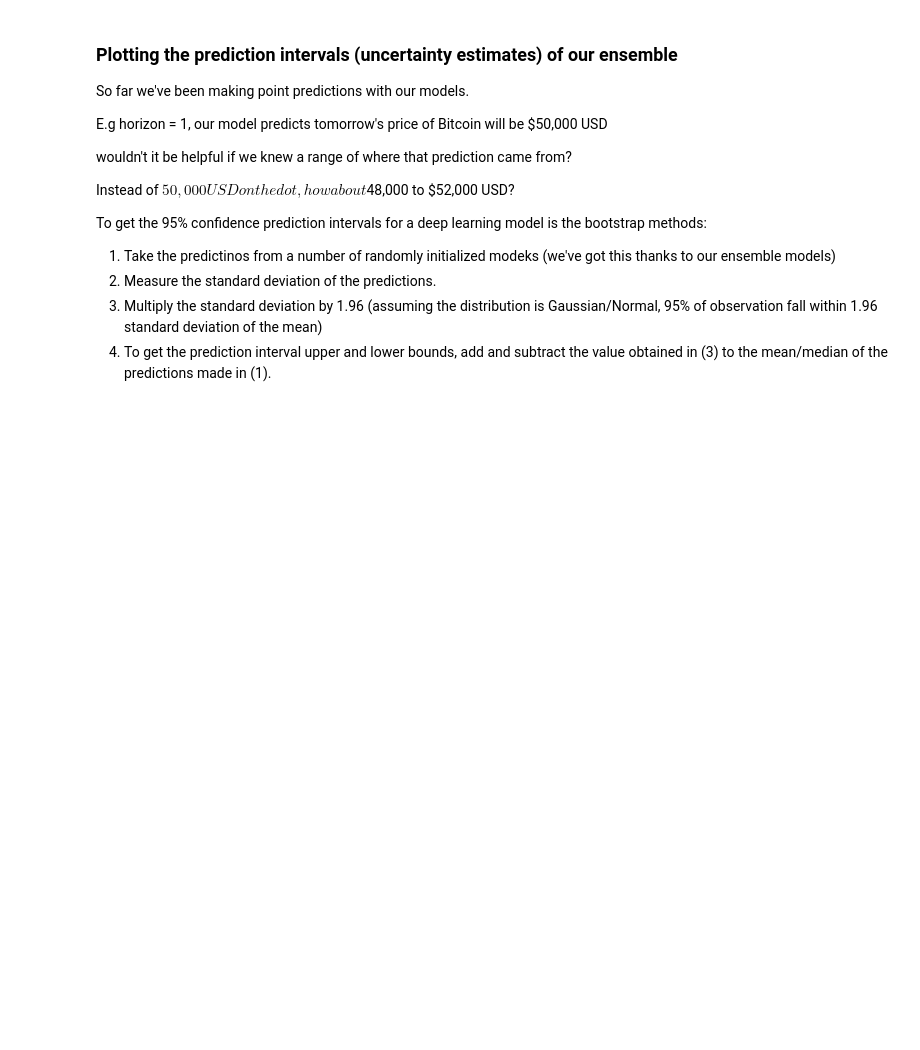
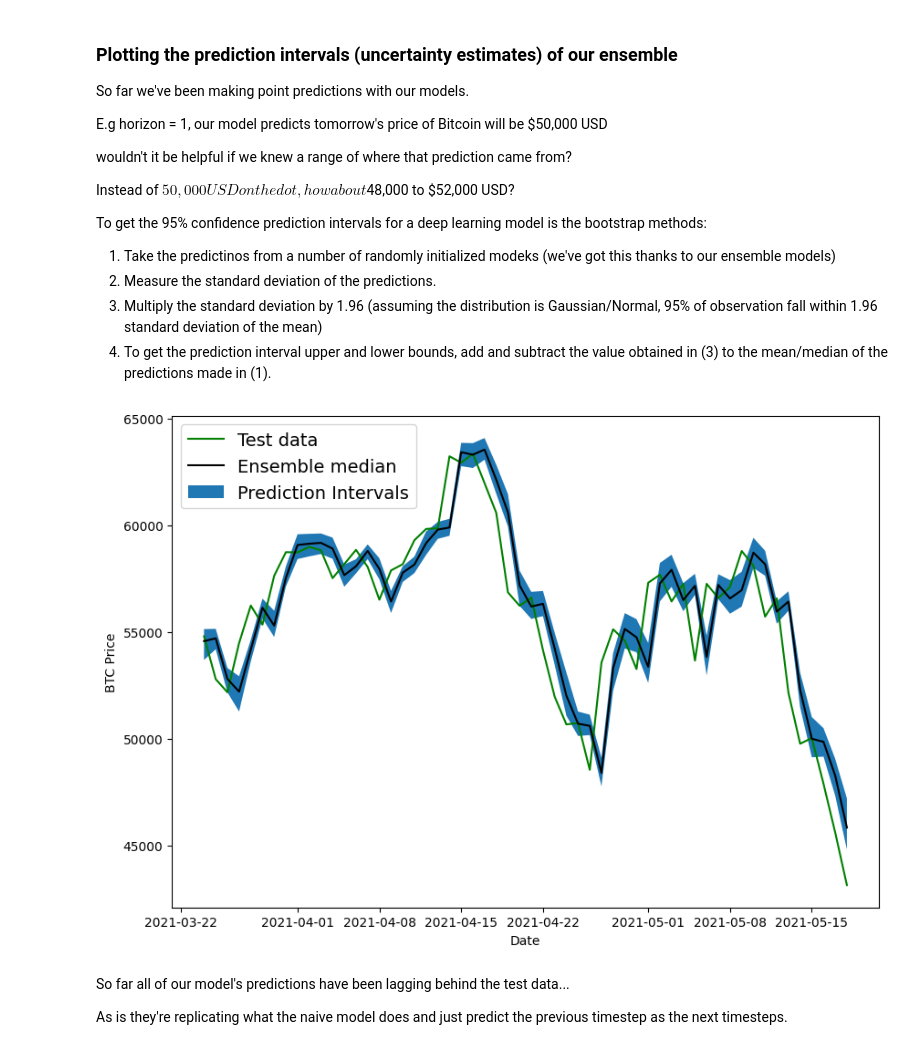
Before and after one commit to 21Ovi/BitPredict, a Jupyter notebook: BitPredict.ipynb, the cells around one changed output. Drawn from its saved outputs; the diff is of its cells as text; code cells hidden in the pictures; blank space fills up the shorter version.

```diff
--- a/BitPredict.ipynb
+++ b/BitPredict.ipynb
@@ -2064,0 +2064,19 @@ lower, upper
+# %%
+# Get the median/mean values of our ensemble preds
+ensemble_median = np.median(ensemble_preds, axis=0);
+
+# Plot the median of our ensemble preds along with the prediction intervals (where the predictions fall between)
+offset=500
+plt.figure(figsize=(10, 7))
+plt.plot(X_test.index[offset:],y_test[offset:], "g", label="Test data")
+plt.plot(X_test.index[offset:],ensemble_median[offset:], "k-", label="Ensemble median")
+plt.xlabel("Date")
+plt.ylabel('BTC Price')
+plt.fill_between(X_test.index[offset:], (lower)[offset:], (upper)[offset:], label="Prediction Intervals")
+plt.legend(loc="upper left", fontsize=14);
+# %% [output]
+[figure, added]
+# %% [markdown]
+So far all of our model's predictions have been lagging behind the test data...
+
+As is they're replicating what the naive model does and just predict the previous timestep as the next timesteps.
```
Also changed, not shown: parts of 1 cell of this notebook.
